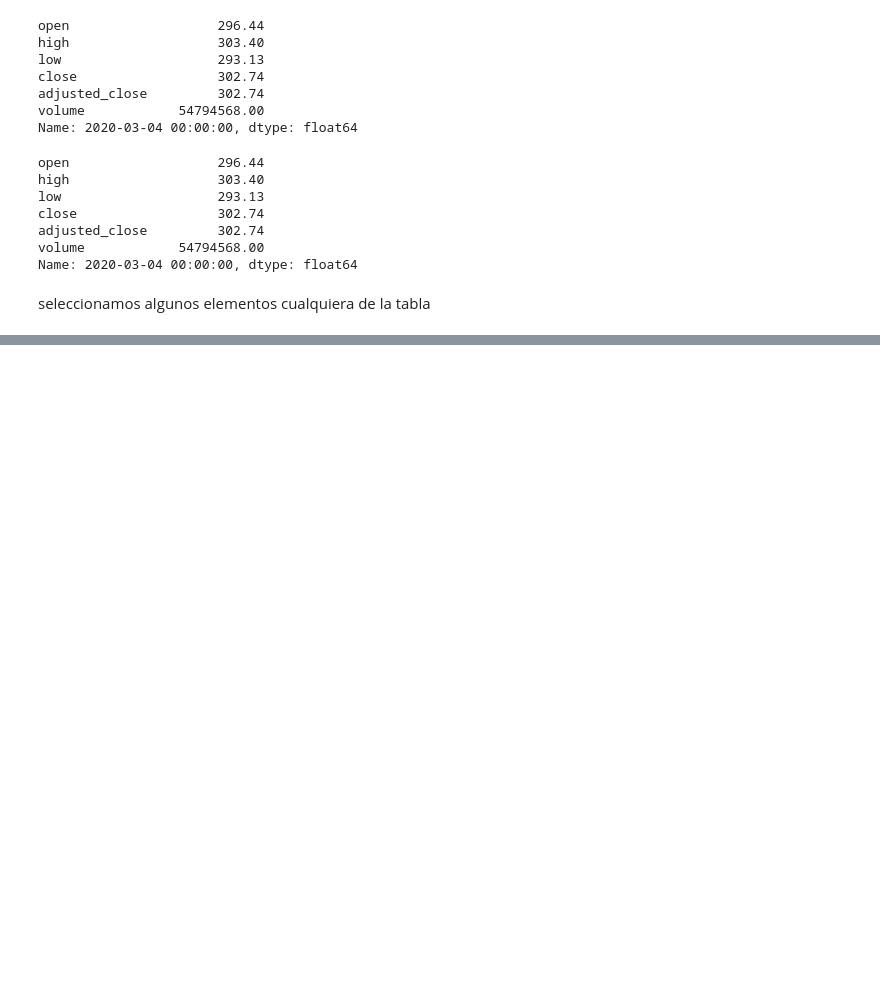
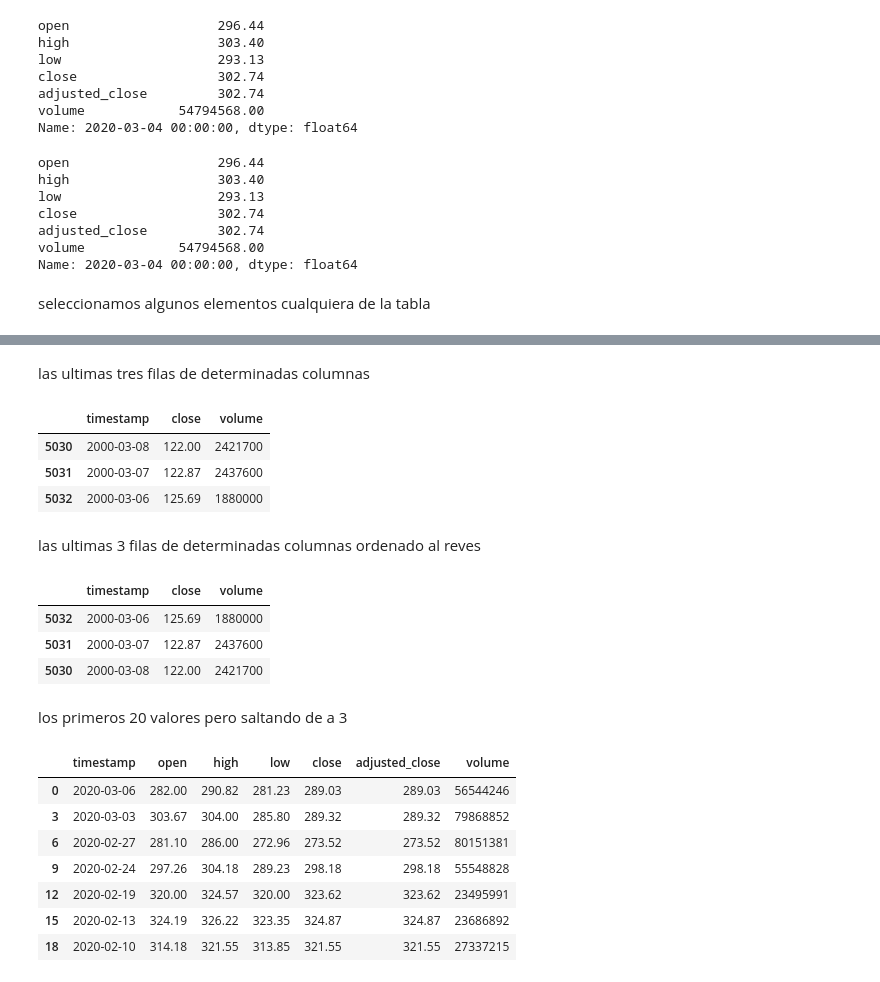
Before and after one commit to fijalkauskas/FinanzasQuant, a Jupyter notebook: t[1] dataframes/df de cero/lectura_de_df.ipynb, the cells around one changed output, grey strips where cells are left out. Saved outputs shown, nothing was run; the diff lists cells and outputs as text; code cells hidden in the pictures; blank space fills up the shorter version.

```diff
--- a/t[1] dataframes/df de cero/lectura_de_df.ipynb
+++ b/t[1] dataframes/df de cero/lectura_de_df.ipynb
@@ -88,0 +180,31 @@ seleccionamos algunos elementos cualquiera de la tabla
+# %% [markdown]
+las ultimas tres filas de determinadas columnas
+# %%
+data.tail(3).loc[:,['timestamp', 'close', 'volume']]
+# %% [output]
+|  | timestamp | close | volume |
+| 5030 | 2000-03-08 | 122.00 | 2421700 |
+| 5031 | 2000-03-07 | 122.87 | 2437600 |
+| 5032 | 2000-03-06 | 125.69 | 1880000 |
+# %% [markdown]
+las ultimas 3 filas de determinadas columnas ordenado al reves
+# %%
+data.tail(3).loc[::-1, ['timestamp', 'close', 'volume']]
+# %% [output]
+|  | timestamp | close | volume |
+| 5032 | 2000-03-06 | 125.69 | 1880000 |
+| 5031 | 2000-03-07 | 122.87 | 2437600 |
+| 5030 | 2000-03-08 | 122.00 | 2421700 |
+# %% [markdown]
+los primeros 20 valores pero saltando de a 3
+# %%
+data[0:20:3]
+# %% [output]
+|  | timestamp | open | high | low | close | adjusted_close | volume |
+| 0 | 2020-03-06 | 282.00 | 290.82 | 281.23 | 289.03 | 289.03 | 56544246 |
+| 3 | 2020-03-03 | 303.67 | 304.00 | 285.80 | 289.32 | 289.32 | 79868852 |
+| 6 | 2020-02-27 | 281.10 | 286.00 | 272.96 | 273.52 | 273.52 | 80151381 |
+| 9 | 2020-02-24 | 297.26 | 304.18 | 289.23 | 298.18 | 298.18 | 55548828 |
+| 12 | 2020-02-19 | 320.00 | 324.57 | 320.00 | 323.62 | 323.62 | 23495991 |
+| 15 | 2020-02-13 | 324.19 | 326.22 | 323.35 | 324.87 | 324.87 | 23686892 |
+| 18 | 2020-02-10 | 314.18 | 321.55 | 313.85 | 321.55 | 321.55 | 27337215 |
```
Also changed, not shown: parts of 20 cells of this notebook, 15 other files.
